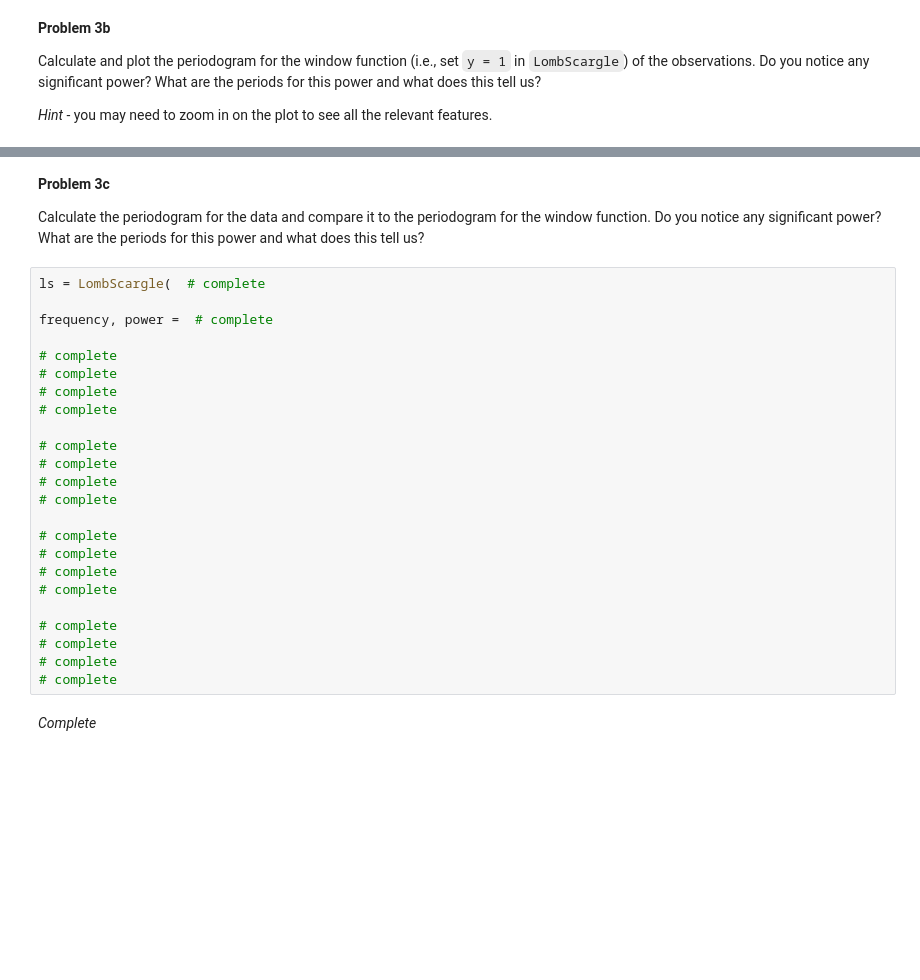
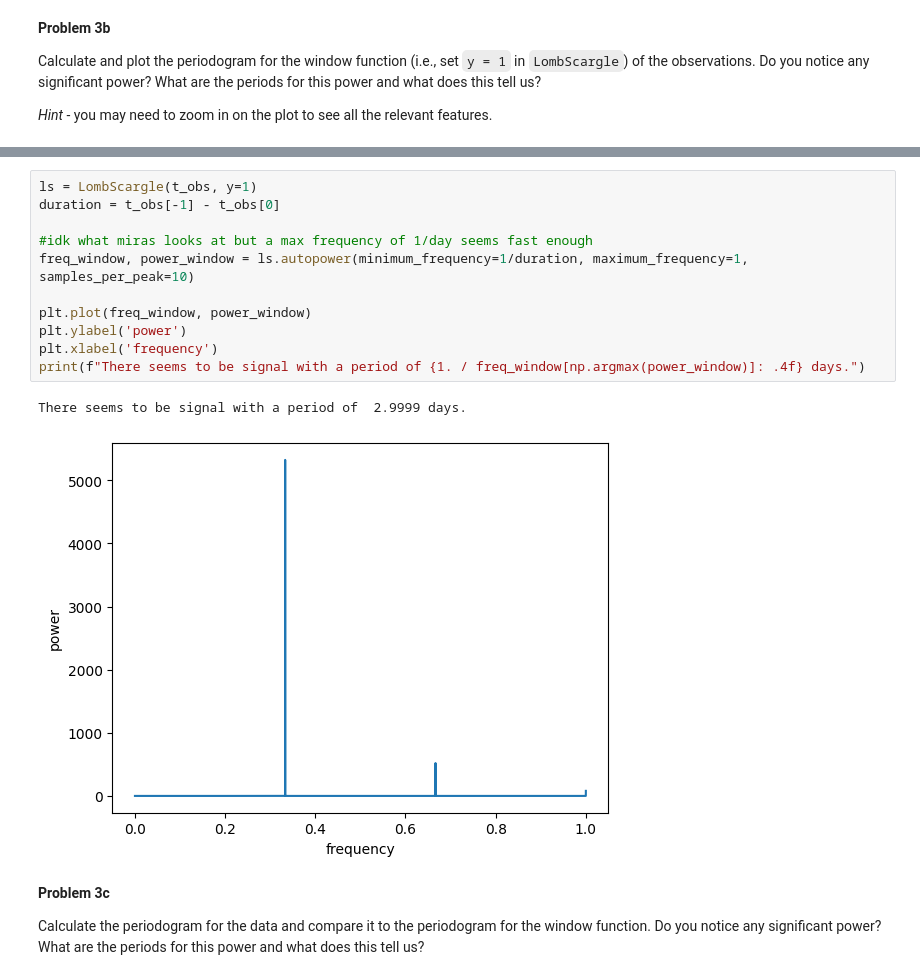
Before and after one commit to ASTR154/time-series, a Jupyter notebook: time-series.ipynb, the cells around one changed output, grey strips where cells are left out. Saved outputs shown, nothing was run; the diff lists cells and outputs as text; blank space fills up the shorter version.

```diff
--- a/time-series.ipynb
+++ b/time-series.ipynb
@@ -251,30 +240,18 @@ freq_window, power_window =  # complete
+# %%
+ls = LombScargle(t_obs, y=1)
+duration = t_obs[-1] - t_obs[0]
+
+#idk what miras looks at but a max frequency of 1/day seems fast enough
+freq_window, power_window = ls.autopower(minimum_frequency=1/duration, maximum_frequency=1, samples_per_peak=10)
+
+plt.plot(freq_window, power_window)
+plt.ylabel('power')
+plt.xlabel('frequency')
+print(f"There seems to be signal with a period of {1. / freq_window[np.argmax(power_window)]: .4f} days.")
+# %% [output]
+There seems to be signal with a period of  2.9999 days.
+[figure, added]
 # %% [markdown]
 **Problem 3c**
 
 Calculate the periodogram for the data and compare it to the periodogram for the window function. Do you notice any significant power? What are the periods for this power and what does this tell us?
-# %%
-ls = LombScargle(  # complete
-
-frequency, power =  # complete
-
-# complete
-# complete
-# complete
-# complete
-
-# complete
-# complete
-# complete
-# complete
-
-# complete
-# complete
-# complete
-# complete
-
-# complete
-# complete
-# complete
-# complete
-# %% [markdown]
-*Complete*
```
Also changed, not shown: parts of 8 cells of this notebook.
